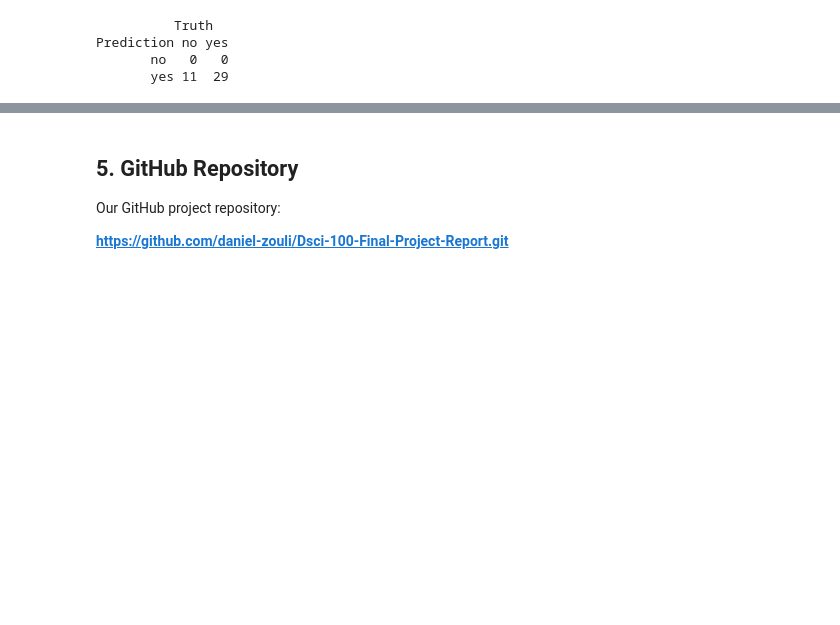
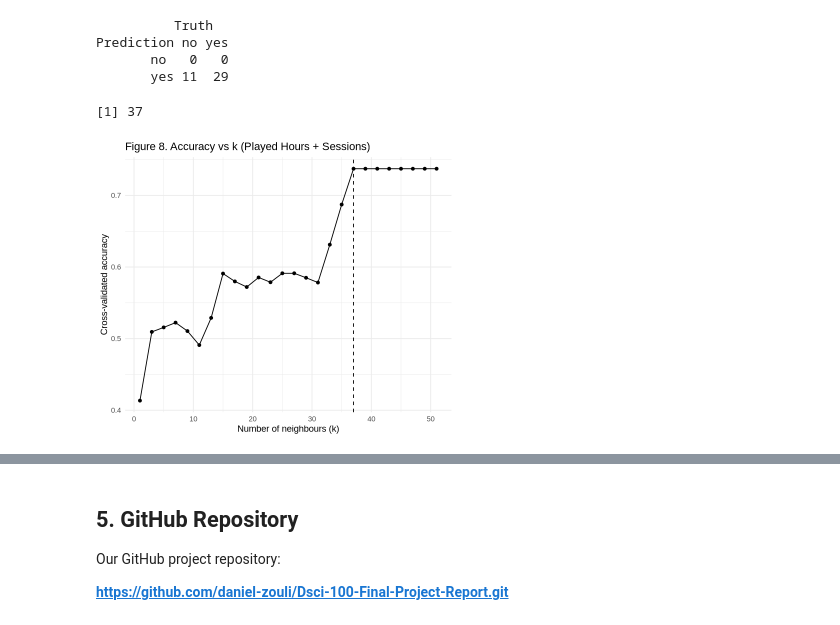
Before and after one commit to daniel-zouli/Dsci-100-Final-Project-Report, a Jupyter notebook: Dsci 100 Final Project Report.ipynb, the cells around one changed output, grey strips where cells are left out. Drawn from its saved outputs; the diff is of its cells as text; code cells hidden in the pictures; blank space fills up the shorter version.

```diff
--- a/Dsci 100 Final Project Report.ipynb
+++ b/Dsci 100 Final Project Report.ipynb
@@ -450,3 +482,45 @@ A tibble: 2 × 3
 Prediction no yes
        no   0   0
        yes 11  29
+# %%
+rec_both <- recipe(subscribe ~ played_hours + total_sessions, data = players_train) |>
+  step_normalize(all_predictors())
+
+set.seed(1234)
+res_both <- workflow() |>
+  add_model(knn_spec) |>
+  add_recipe(rec_both) |>
+  tune_grid(
+    resamples = players_folds,
+    grid      = k_grid
+  ) |>
+  collect_metrics()
+
+both_acc <- res_both |>
+  filter(.metric == "accuracy")
+
+best_k_both <- both_acc |>
+  arrange(desc(mean)) |>
+  slice(1) |>
+  pull(neighbors)
+
+best_k_both
+# %% [output]
+[1] 37
+# %%
+options(repr.plot.width = 6, repr.plot.height = 5)
+
+plot_both <- ggplot(both_acc, aes(x = neighbors, y = mean)) +
+  geom_point() +
+  geom_line() +
+  geom_vline(xintercept = best_k_both, linetype = "dashed") +
+  labs(
+    title = "Figure 8. Accuracy vs k (Played Hours + Sessions)",
+    x = "Number of neighbours (k)",
+    y = "Cross-validated accuracy"
+  ) +
+  theme_minimal()
+
+plot_both
+# %% [output]
+[figure, added]
```
Also changed, not shown: parts of 6 cells of this notebook.
